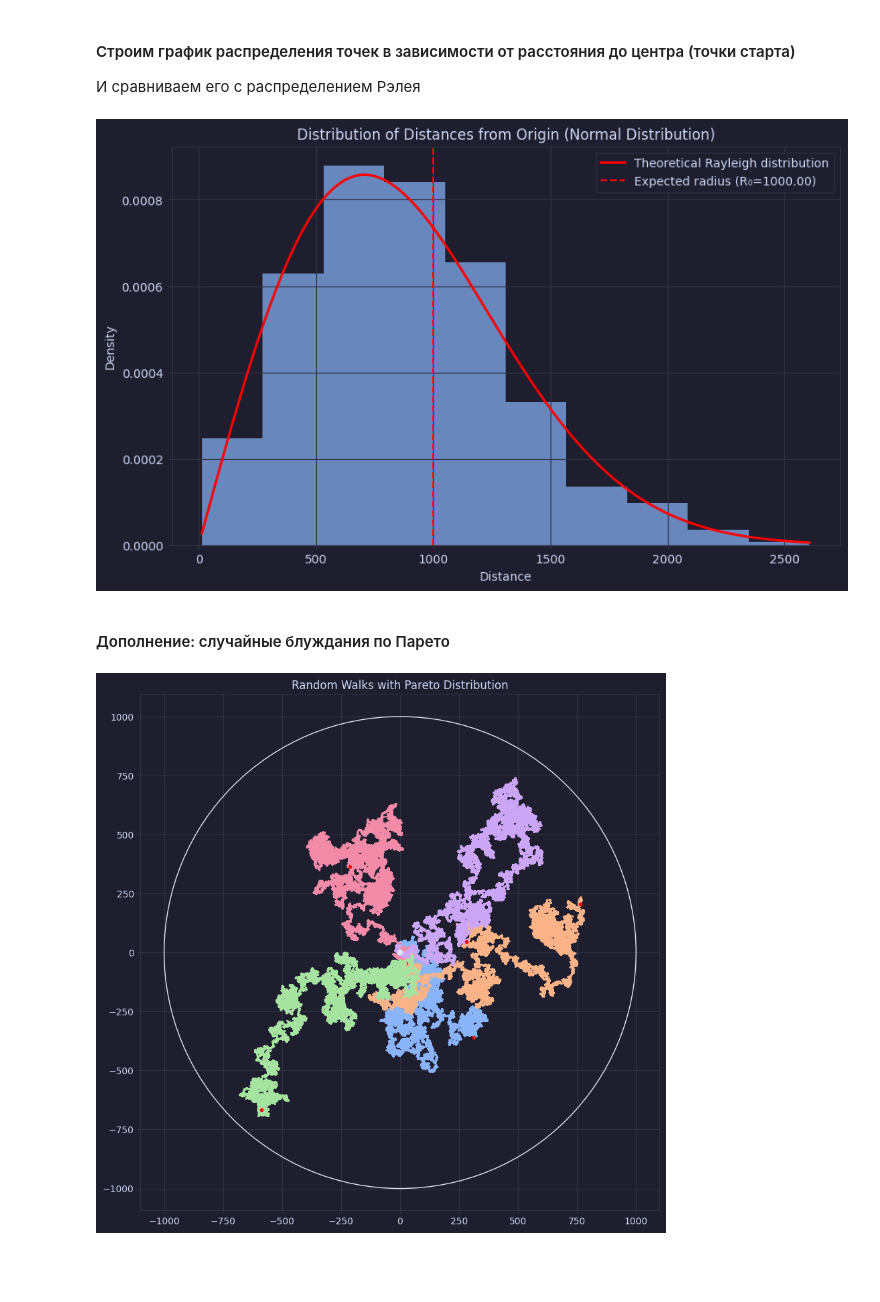
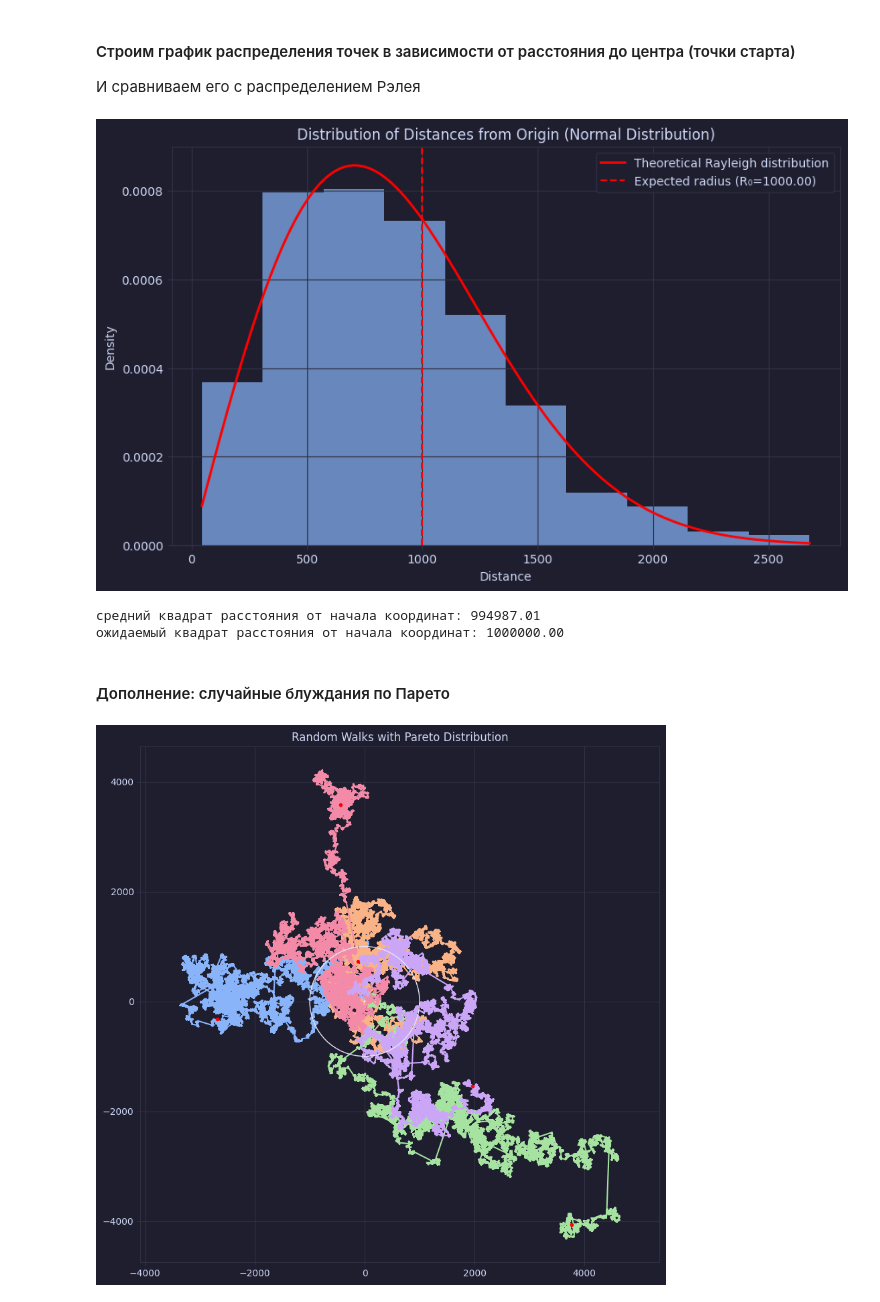
Before and after one commit to lasashq/RandomWalk, a Jupyter notebook: main.ipynb, the cells around one changed output. Drawn from its saved outputs; the diff is of its cells as text; code cells hidden in the pictures; blank space fills up the shorter version.

```diff
--- a/main.ipynb
+++ b/main.ipynb
@@ -46,7 +47,6 @@ def plot_random_paths(R, distr="normal"):
     for graph in R:
         ax.plot(graph[0], graph[1], "-")
 
-    R0 = np.sqrt(N) * L
     ax.add_patch(Circle((0, 0), R0, color="lavender", fill=False, zorder=10))
     ax.add_patch(Circle((0, 0), 10, color="lavender", zorder=10))
     for graph in R:
@@ -132,15 +128,21 @@ def plot_distance_histogram(distances, distribution_name="Normal", bins=10, alph
     plt.show()
 # %%
 plot_distance_histogram(normal_distances)
+print(
+    f"средний квадрат расстояния от начала координат: {np.mean(normal_distances**2):.2f}"
+)
+print(f"ожидаемый квадрат расстояния от начала координат: {R0**2:.2f}")
 # %% [output]
-[figure, old version]
+[figure, new version]
+средний квадрат расстояния от начала координат: 994987.01
+ожидаемый квадрат расстояния от начала координат: 1000000.00
 # %% [markdown]
 #### Дополнение: случайные блуждания по Парето
 # %%
 NUM_PATHS = 5
 
-pareto_graph = calculate_random_paths(num_paths=NUM_PATHS, distr="pareto", alpha=4.0)
+pareto_graph = calculate_random_paths(num_paths=NUM_PATHS, distr="pareto", alpha=2.0)
 plot_random_paths(pareto_graph, distr="pareto")
 # %% [output]
-[figure, old version]
+[figure, new version]
 # %%
```
Also changed, not shown: parts of 11 cells of this notebook.
